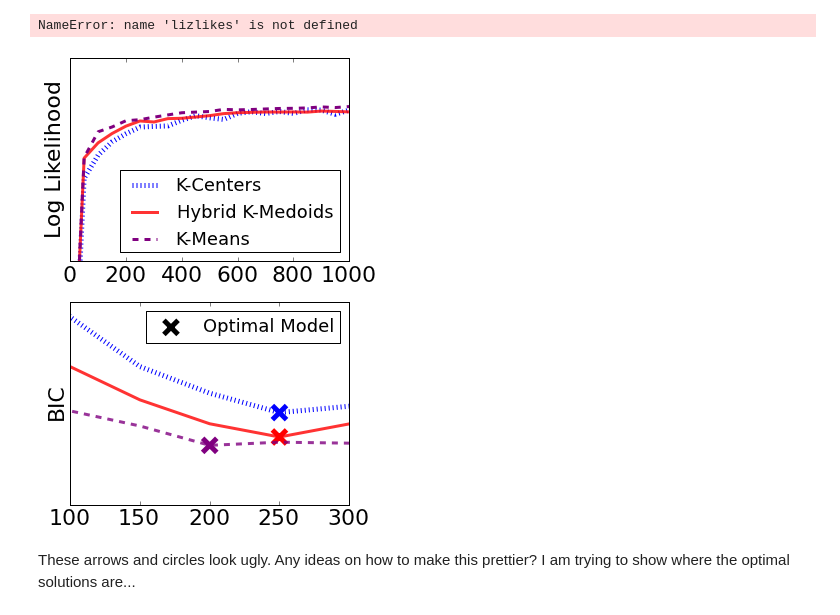
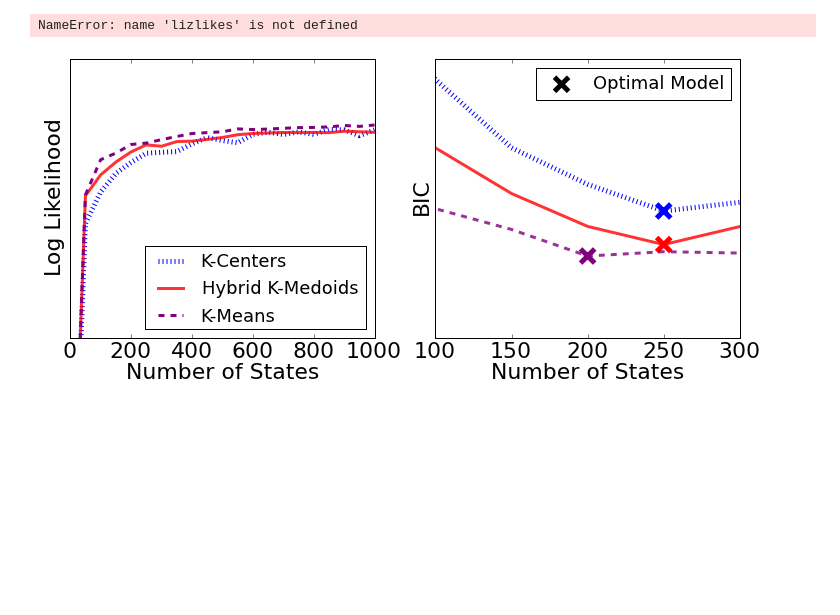
Before and after one commit to rmcgibbo/opt-k, a Jupyter notebook: muller/likelihoods.ipynb, the cells around one changed output. Cells and saved outputs as stored; diff of their text form; code cells hidden in the pictures; blank space fills up the shorter version.

```diff
--- a/muller/likelihoods.ipynb
+++ b/muller/likelihoods.ipynb
@@ -149,8 +149,8 @@ NameError: name 'lizlikes' is not defined
 kcent = np.load('data/KCenters_n100k.npy')
 kmed = np.load('data/Hybrid10.npy')
 kmean = np.load('data/KMeans.npy')
-figure(figsize=(5,8))
-subplot(211)
+figure(figsize=(12,5))
+subplot(121)
 plot(ks, kcent, color='blue', lw=5, ls=':', label='K-Centers')
 plot(ks, kmed, color='red', lw=3, alpha=0.8, label='Hybrid K-Medoids')
 plot(ks, kmean, color='purple', ls='--', lw=3, label='K-Means')
@@ -161,40 +161,41 @@ ylim(2E7, 4E7)
 legend(loc=4, prop={'size' : 18})
 yticks([])
 ylabel('Log Likelihood')
+xlabel('Number of States')
 #xticks([])
-subplot(212)
+subplot(122)
 plot(ks, bic_kcent, color='blue', ls=':', lw=5, alpha=1, markeredgecolor='blue')#, label='K-Centers')
 plot(ks, bic_kmed, color='red', lw=3, alpha=0.8, markeredgecolor='red')#, label='Hybrid K-Medoids')
 plot(ks, bic_kmean, color='purple', ls='--', lw=3, alpha=0.8, markeredgecolor='purple')
 ylim(-8E7, -4E7)
 yticks([])
 ylabel('BIC')
+
 hw = 10
 hl = 0.5E6
 w=3
 a_len = 0.2E7
 #vlines(ks[np.argmin(bic_kcent)], -8E7, -4E7, color='blue', linestyle='dashed')
 #vlines(ks[np.argmin(bic_kmed)], -8E7, -4E7, color='red', linestyle='dashed')
 #vlines(ks[np.argmin(bic_kmean)], -8E7, -4E7, color='purple', linestyle='dashed')
 #arrow(ks[np.argmin(bic_kcent)], np.min(bic_kcent) + a_len, 0, - 0.7*a_len,
 #    color='blue', length_includes_head=True, head_width=hw, head_length=hl, width=w, ec='none', ls='dotted')
 #arrow(ks[np.argmin(bic_kmed)], np.min(bic_kmed) - a_len, 0, 0.7*a_len,
 #    color='red', length_includes_head=True, head_width=hw, head_length=hl, width=w, ec='none', alpha=0.8)
 #a3=arrow(ks[np.argmin(bic_kmean)], np.min(bic_kmean) - a_len, 0, 0.7*a_len,
 #    color='purple', length_includes_head=True, head_width=hw, head_length=hl, width=w, ec='none', ls='dashed' )
 #legend(prop={'size' : 18})
 #subplots_adjust(hspace=0.01)
 #arrow(100, 1E8, 100, 100, color='black', label='Optimal Model')
 c_size = 200
 scatter([ks[np.argmin(bic_kcent)]], [bic_kcent.min()], marker='x', linewidths=5, edgecolor='blue', color='none', s=c_size)
 scatter([ks[np.argmin(bic_kmed)]], [bic_kmed.min()], marker='x', linewidths=5, edgecolor='red', color='none', s=c_size)
 scatter([ks[np.argmin(bic_kmean)]], [bic_kmean.min()], marker='x', linewidths=5, edgecolor='purple', color='none', s=c_size)
 scatter([0],[0], marker='x', color='black', linewidths=5, label='Optimal Model', s=c_size)
 legend(prop={'size' : 18}, scatterpoints=1)
 xlim(100,300)
 ylim(-7E7, -6E7)
+xlabel('Number of States')
 savefig('cluster_comp.pdf')
 # %% [output]
-[figure, old version]
+[figure, new version]
-# %% [markdown]
-These arrows and circles look ugly. Any ideas on how to make this prettier? I am trying to show where the optimal solutions are...
```
Also changed, not shown: 1 other file.
